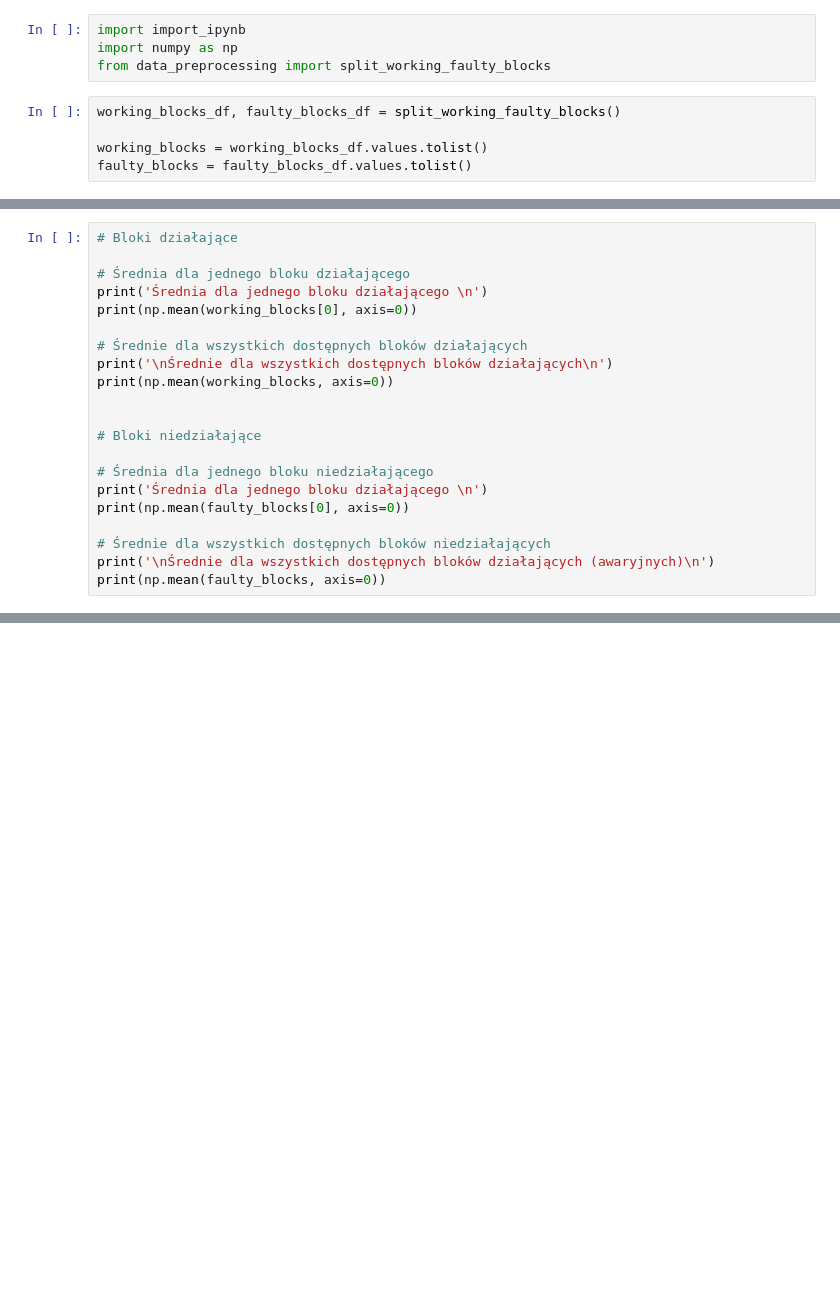
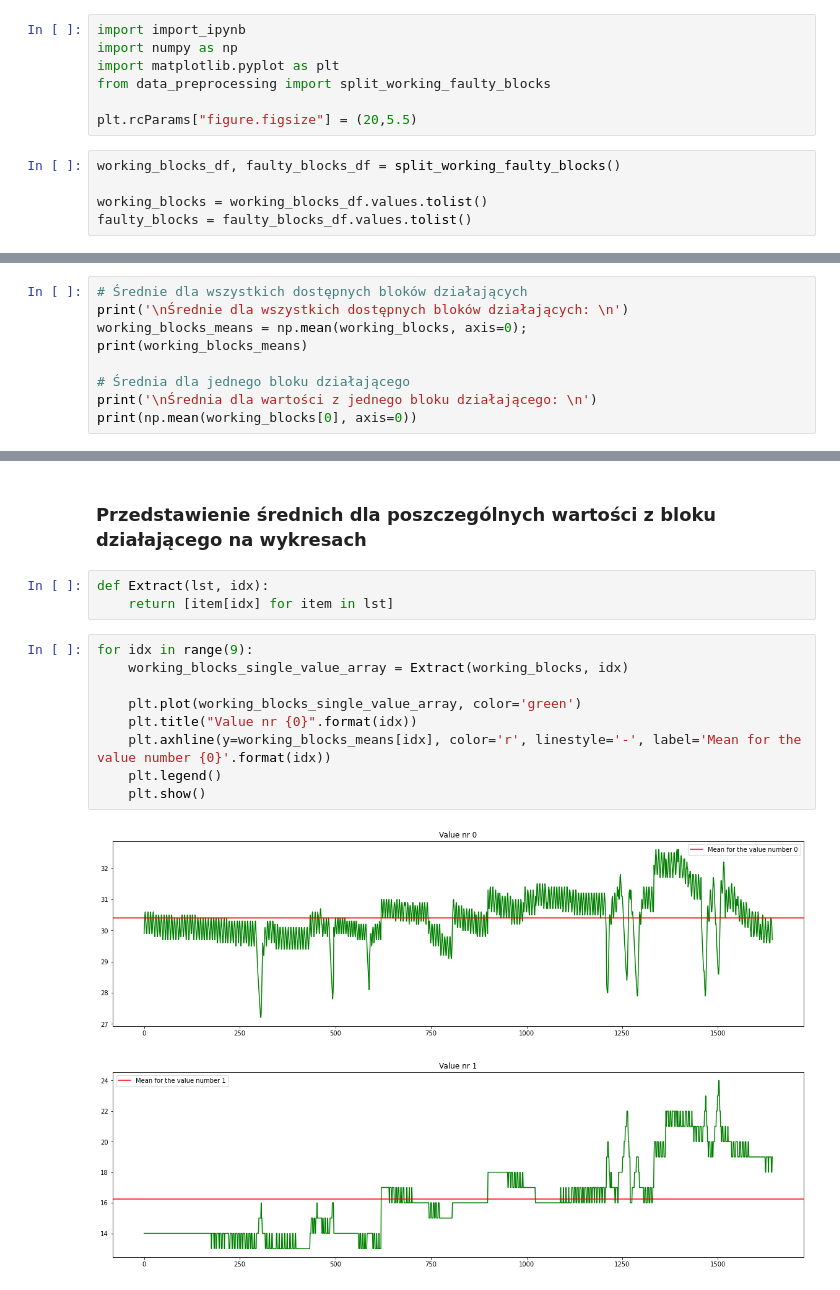
Before and after one commit to nerooc/device-downtime-detection, a Jupyter notebook: data_analysis/means.ipynb, the cells around one changed output, grey strips where cells are left out. Drawn from its saved outputs; the diff is of its cells as text; blank space fills up the shorter version.

Commit message:
Add more extensive mean analysis

```diff
--- a/data_analysis/means.ipynb
+++ b/data_analysis/means.ipynb
@@ -8,7 +8,10 @@
 # %%
 import import_ipynb
 import numpy as np
+import matplotlib.pyplot as plt
 from data_preprocessing import split_working_faulty_blocks
+
+plt.rcParams["figure.figsize"] = (20,5.5)
 # %%
 working_blocks_df, faulty_blocks_df = split_working_faulty_blocks()
 
@@ -17,22 +24,10 @@ faulty_blocks = faulty_blocks_df.values.tolist()
 # %%
-# Bloki działające
+# Średnie dla wszystkich dostępnych bloków działających
+print('\nŚrednie dla wszystkich dostępnych bloków działających: \n')
+working_blocks_means = np.mean(working_blocks, axis=0);
+print(working_blocks_means)
 
 # Średnia dla jednego bloku działającego
-print('Średnia dla jednego bloku działającego \n')
+print('\nŚrednia dla wartości z jednego bloku działającego: \n')
 print(np.mean(working_blocks[0], axis=0))
-
-# Średnie dla wszystkich dostępnych bloków działających
-print('\nŚrednie dla wszystkich dostępnych bloków działających\n')
-print(np.mean(working_blocks, axis=0))
-
-
-# Bloki niedziałające
-
-# Średnia dla jednego bloku niedziałającego
-print('Średnia dla jednego bloku działającego \n')
-print(np.mean(faulty_blocks[0], axis=0))
-
-# Średnie dla wszystkich dostępnych bloków niedziałających
-print('\nŚrednie dla wszystkich dostępnych bloków działających (awaryjnych)\n')
-print(np.mean(faulty_blocks, axis=0))
 # %% [output]
@@ -54,0 +42,17 @@ print(np.mean(faulty_blocks, axis=0))
+# %% [markdown]
+### Przedstawienie średnich dla poszczególnych wartości z bloku działającego na wykresach
+# %%
+def Extract(lst, idx):
+    return [item[idx] for item in lst]
+# %%
+for idx in range(9):
+    working_blocks_single_value_array = Extract(working_blocks, idx)
+
+    plt.plot(working_blocks_single_value_array, color='green')
+    plt.title("Value nr {0}".format(idx))
+    plt.axhline(y=working_blocks_means[idx], color='r', linestyle='-', label='Mean for the value number {0}'.format(idx))
+    plt.legend()
+    plt.show()
+# %% [output]
+[figure, added]
+[figure, added]
```
Also changed, not shown: parts of 12 cells of this notebook.
